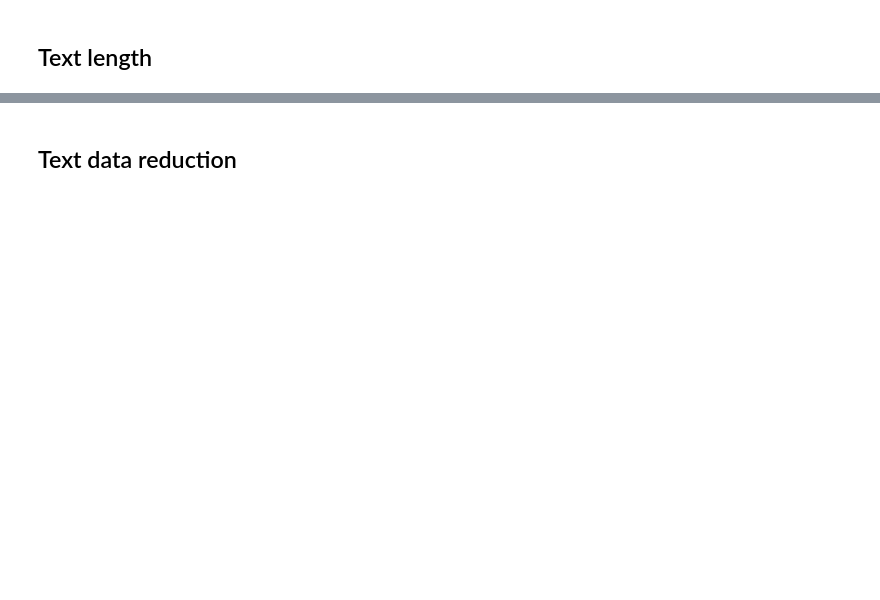
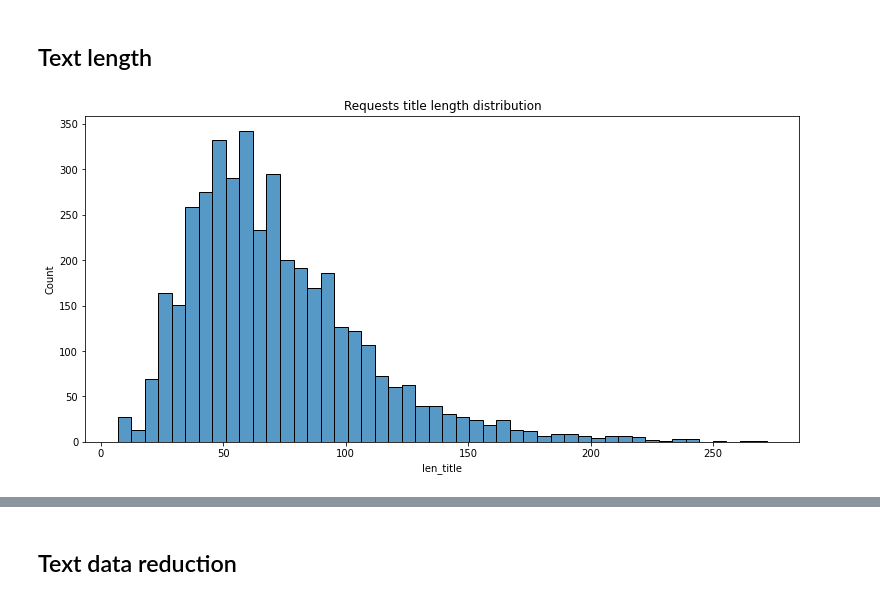
Before and after one commit to leihuayi/AltruisticPizzaPrediction, a Jupyter notebook: research/explore_data.ipynb, the cells around one changed output, grey strips where cells are left out. Saved outputs shown, nothing was run; the diff lists cells and outputs as text; code cells hidden in the pictures; blank space fills up the shorter version.

Commit message:
Improve data exploration for text length

```diff
--- a/research/explore_data.ipynb
+++ b/research/explore_data.ipynb
@@ -167,13 +245,12 @@ clean_text(txt)
 # %% [markdown]
 ## Text length
 # %%
-dftxt = df[['request_text','request_title']].copy()
-
-def num_chars(row, col):
-    return len(row[col])
-
-
-dftxt['len_title'] = dftxt.apply(lambda x: num_chars(x, 'request_title'), axis =1)
-dftxt['len_text'] = dftxt.apply(lambda x: num_chars(x, 'request_text'), axis =1)
+df['len_title'] = df['request_title'].str.len()
+df['len_text'] = df['request_text'].str.len()
 # %%
-dftxt['len_title'].plot.hist(bins=20)
+import matplotlib.pyplot as plt
+
+plt.figure(figsize=(12.8,6))
+sn.histplot(df['len_title']).set_title('Requests title length distribution');
+# %% [output]
+[figure, added]
```
Also changed, not shown: parts of 26 cells of this notebook.
